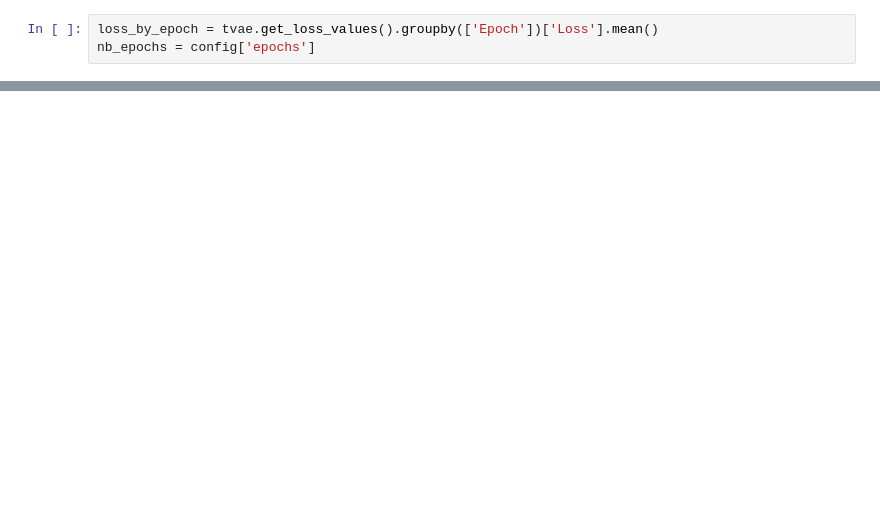
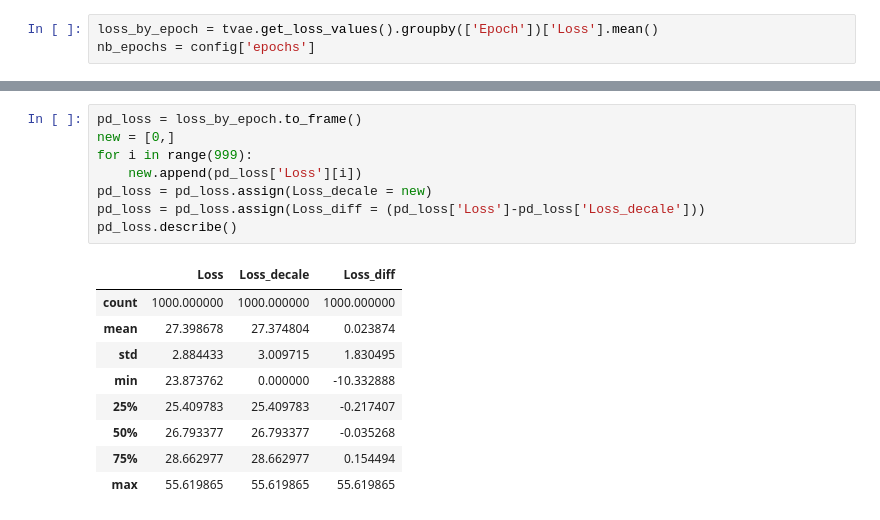
Before and after one commit to InseeFrLab/synthetic-data-sdc, a Jupyter notebook: SDV/SDV_TVAE_SD2011.ipynb, the cells around one changed output, grey strips where cells are left out. Drawn from its saved outputs; the diff is of its cells as text; blank space fills up the shorter version.

```diff
--- a/SDV/SDV_TVAE_SD2011.ipynb
+++ b/SDV/SDV_TVAE_SD2011.ipynb
@@ -182,0 +170,18 @@ Name: Loss, Length: 300, dtype: float64
+# %%
+pd_loss = loss_by_epoch.to_frame()
+new = [0,]
+for i in range(999):
+    new.append(pd_loss['Loss'][i])
+pd_loss = pd_loss.assign(Loss_decale = new)
+pd_loss = pd_loss.assign(Loss_diff = (pd_loss['Loss']-pd_loss['Loss_decale']))
+pd_loss.describe()
+# %% [output]
+|  | Loss | Loss_decale | Loss_diff |
+| count | 1000.000000 | 1000.000000 | 1000.000000 |
+| mean | 27.398678 | 27.374804 | 0.023874 |
+| std | 2.884433 | 3.009715 | 1.830495 |
+| min | 23.873762 | 0.000000 | -10.332888 |
+| 25% | 25.409783 | 25.409783 | -0.217407 |
+| 50% | 26.793377 | 26.793377 | -0.035268 |
+| 75% | 28.662977 | 28.662977 | 0.154494 |
+| max | 55.619865 | 55.619865 | 55.619865 |
```
Also changed, not shown: parts of 12 cells of this notebook, 3 other files.
